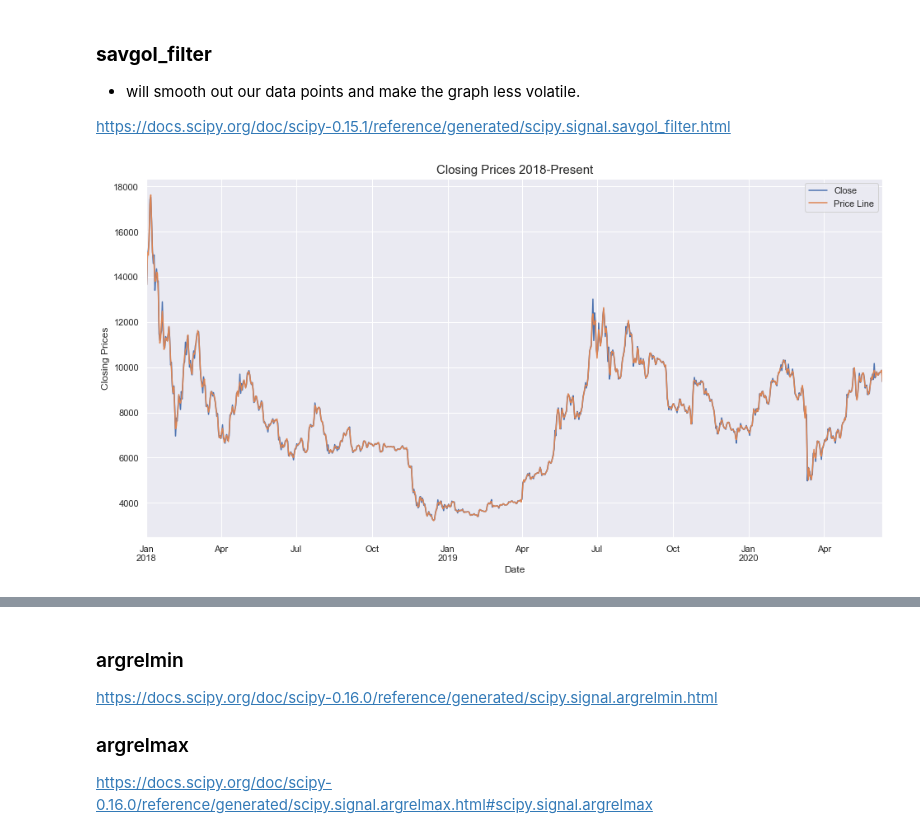
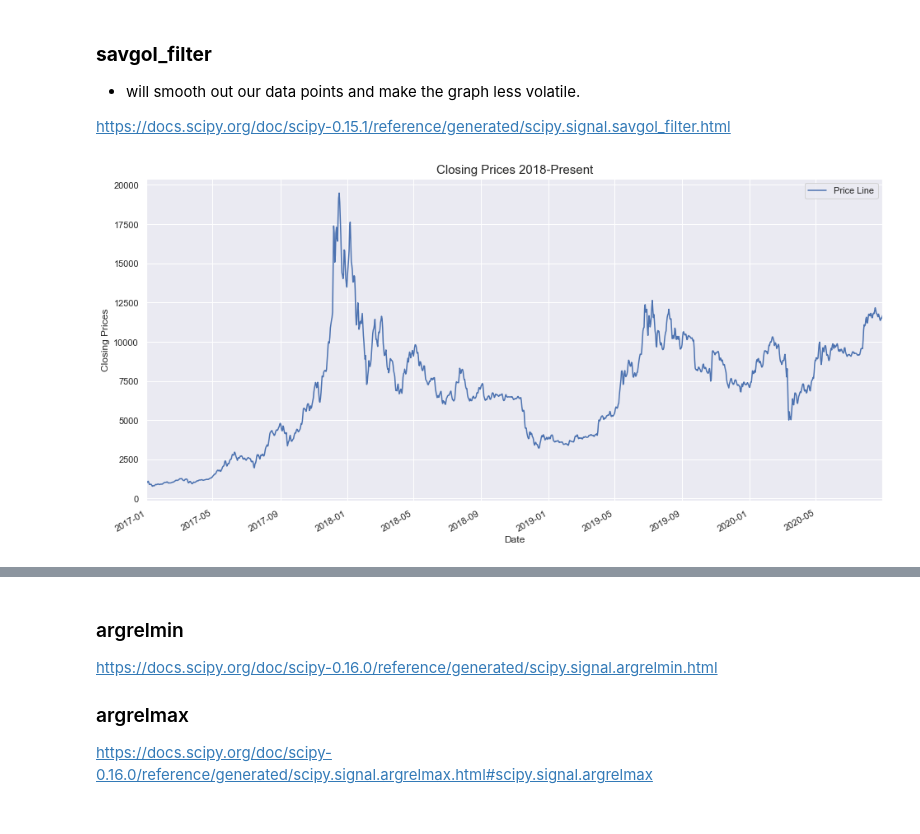
Before and after one commit to anhbiphan/Project_Bitcoin, a Jupyter notebook: BTC-USD_High_Preds.ipynb, the cells around one changed output, grey strips where cells are left out. Cells and saved outputs as stored; diff of their text form; code cells hidden in the pictures.

```diff
--- a/BTC-USD_High_Preds.ipynb
+++ b/BTC-USD_High_Preds.ipynb
@@ -48,7 +39,7 @@ today
 # We will grab our data from Yahoo Finance
 # We have to set a start date for the first initial data and th end date.
 data = yf.Ticker('BTC-USD')
-bit_data = data.history(start='2018-01-01',end=today)
+bit_data = data.history(start='2017-01-01',end=today)
 # %%
 bitcoin = bit_data
 # %%
@@ -93,14 +94,14 @@ bitcoin['smooth'] = savgol_filter(bitcoin.Close, window, polyorder=6)
 # %%
 # less sharpness of points and visually less volatile than their original values
 plt.figure(figsize=(16,8))
-bitcoin.Close.plot()
+# bitcoin.Close.plot()
 bitcoin.smooth.plot(label='Price Line')
 plt.ylabel('Closing Prices')
 plt.title('Closing Prices 2018-Present', fontsize=15)
 plt.legend();
 # plt.savefig('bitcoin_graph', transparent =True);
 # %% [output]
-[figure, old version]
+[figure, new version]
 # %%
 # Here we can see that the smooth column is a bit off compared to the Close column.
 # Smooth column represents Close price, but smoother or a bit less stiff
```
Also changed, not shown: parts of 52 cells of this notebook, 2 other files.
